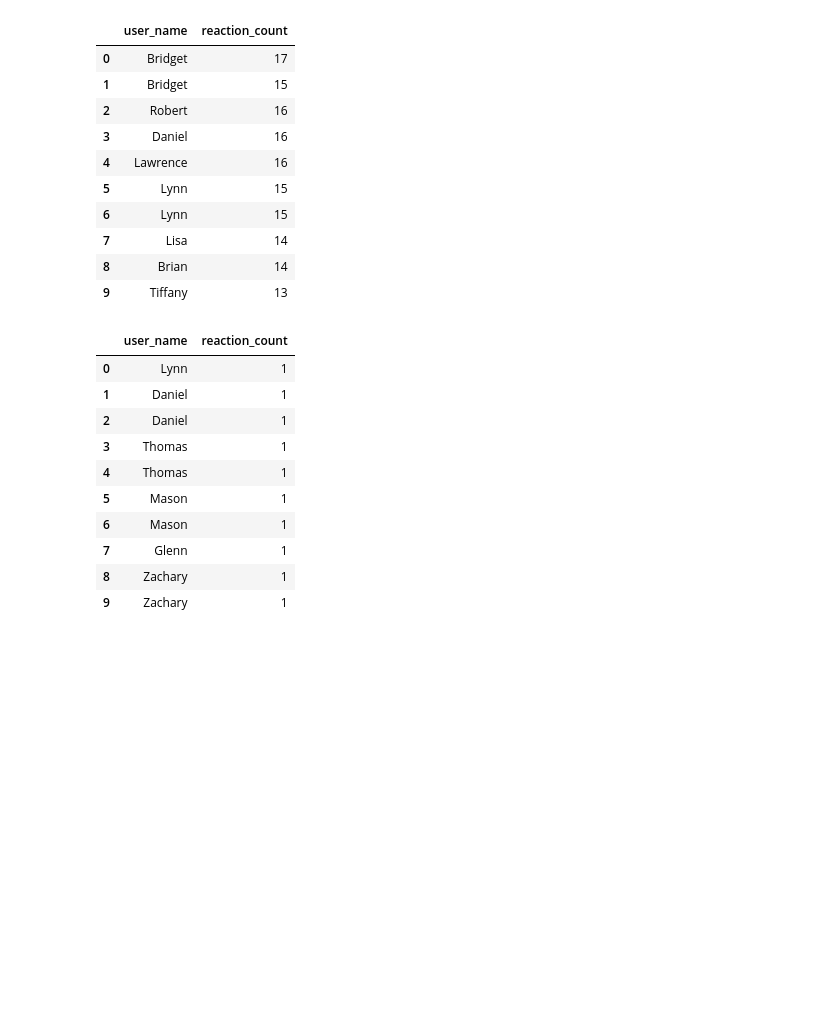
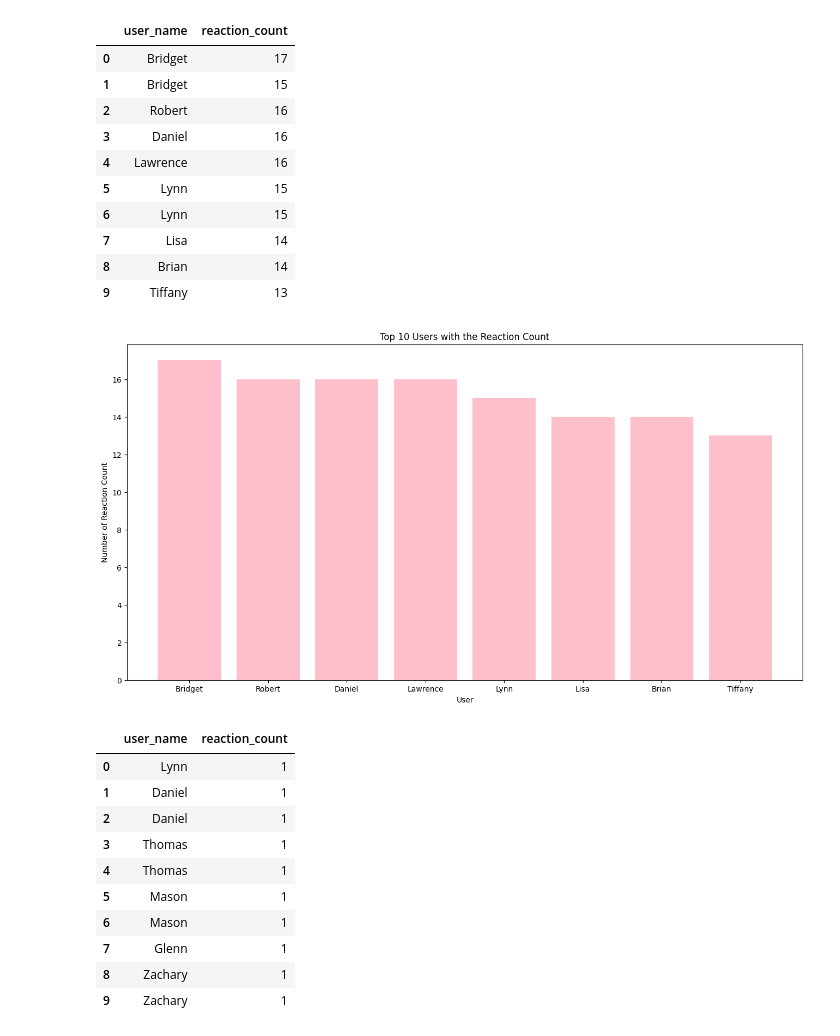
Before and after one commit to Azizadx/nasrallah-week0_10academy, a Jupyter notebook: notebooks/parse_slack_data.ipynb, the cells around one changed output. Saved outputs shown, nothing was run; the diff lists cells and outputs as text; code cells hidden in the pictures; blank space fills up the shorter version.

```diff
--- a/notebooks/parse_slack_data.ipynb
+++ b/notebooks/parse_slack_data.ipynb
@@ -513,6 +513,15 @@ parse_slack_reaction('../anonymized/all-community-building/', 'all-community-bui
 | 3189 | handshake | 2 | U03UG32J3PC,U03V6HMRPGQ | :handshake: <@u03ug32j3pc> we're ... | U03UD68RQH3 | all-community-building |
 | 3190 | raised_hands | 1 | U03UG32J3PC | me 2 | U03V6HMRPGQ | all-community-building |
 3191 rows × 6 columns
+# %%
+ROOT_DIR = '../anonymized/'
+sl = SlackDataLoader(ROOT_DIR)
+sl.get_users()
+users_map = sl.get_user_map()[0]
+user_names_df = pd.DataFrame({
+    'user_id' : list(users_map.keys()),
+    'user_name': list(users_map.values())
+})
 # %%
 # data frame for reaction
 def create_reaction_data_frame():
@@ -570 +588,5 @@ users_with_highest_reactions(dframe_rection)
+# %%
+plot_top_users_with_m_counts(dframe_rection)
+# %% [output]
+[figure, added]
 # %%
```
Also changed, not shown: parts of 5 cells of this notebook, 1 other file.
